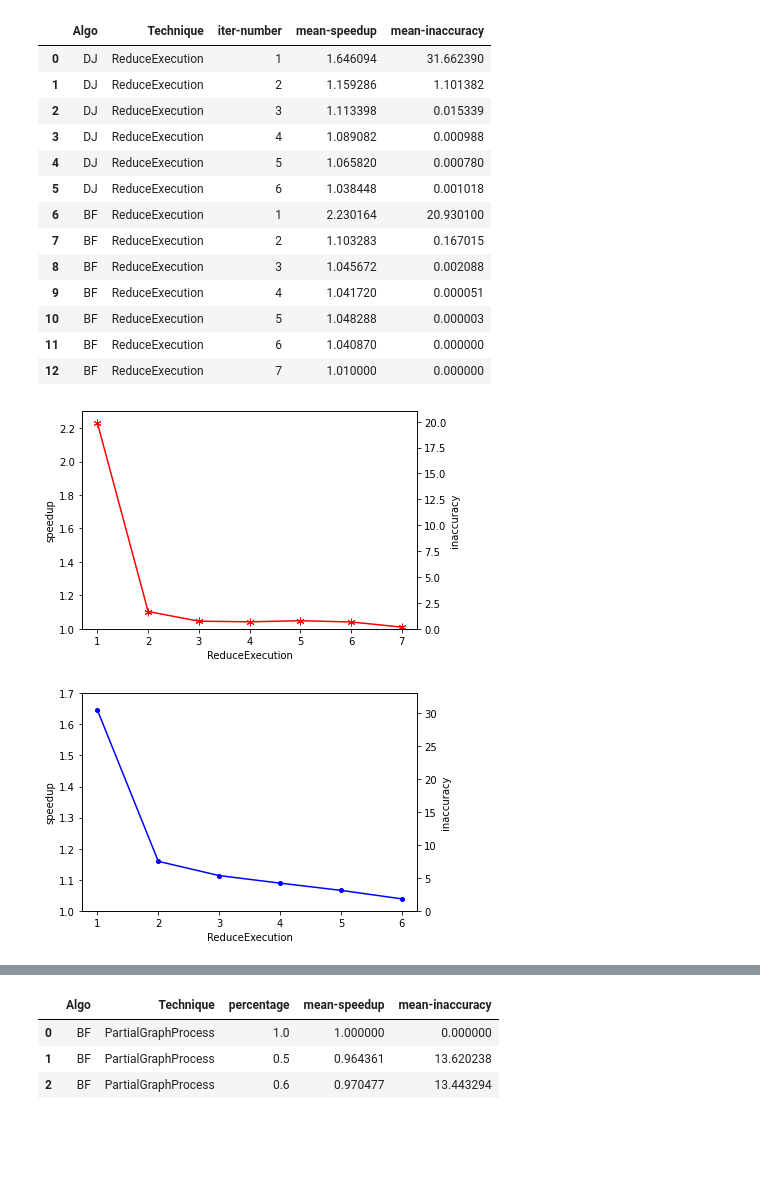
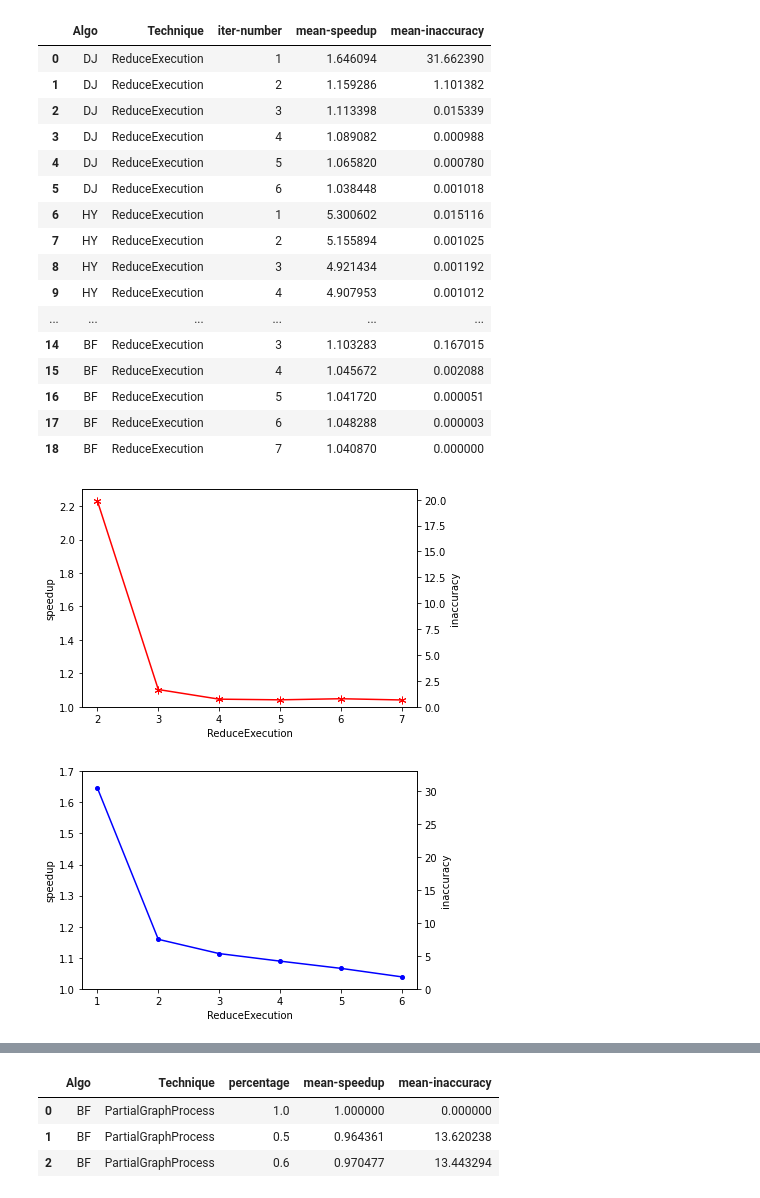
Before and after one commit to busenuraktilav/GPUProject, a Jupyter notebook: model_prediction/graphical_visuals_for_paper.ipynb, the cells around one changed output, grey strips where cells are left out. Cells and saved outputs as stored; diff of their text form; code cells hidden in the pictures; blank space fills up the shorter version.

Commit message:
update on code with the latest data

```diff
--- a/model_prediction/graphical_visuals_for_paper.ipynb
+++ b/model_prediction/graphical_visuals_for_paper.ipynb
@@ -484,6 +637,24 @@ for j in  range(1,7):
 
         speedupSum += iterationNum_list_d[i][j][0]
         errorSum += iterationNum_list_d[i][j][1]
+
+    l.append(p[j-1])
+    l.append(speedupSum/5)
+    l.append(errorSum/5)
+    data.append(l)
+
+
+for j in  range(1,7):
+
+    l = ["HY", "ReduceExecution"]
+    count = 0.0
+    speedupSum = 0.0
+    errorSum = 0.0
+
+    for i in range(0,5):
+
+        speedupSum += iterationNum_list_h[i][j][0]
+        errorSum += iterationNum_list_h[i][j][1]
 
     l.append(p[j-1])
     l.append(speedupSum/5)
@@ -520,54 +691,78 @@ df
 | 3 | DJ | ReduceExecution | 4 | 1.089082 | 0.000988 |
 | 4 | DJ | ReduceExecution | 5 | 1.065820 | 0.000780 |
 | 5 | DJ | ReduceExecution | 6 | 1.038448 | 0.001018 |
-| 6 | BF | ReduceExecution | 1 | 2.230164 | 20.930100 |
-| 7 | BF | ReduceExecution | 2 | 1.103283 | 0.167015 |
-| 8 | BF | ReduceExecution | 3 | 1.045672 | 0.002088 |
-| 9 | BF | ReduceExecution | 4 | 1.041720 | 0.000051 |
-| 10 | BF | ReduceExecution | 5 | 1.048288 | 0.000003 |
-| 11 | BF | ReduceExecution | 6 | 1.040870 | 0.000000 |
-| 12 | BF | ReduceExecution | 7 | 1.010000 | 0.000000 |
+| 6 | HY | ReduceExecution | 1 | 5.300602 | 0.015116 |
+| 7 | HY | ReduceExecution | 2 | 5.155894 | 0.001025 |
+| 8 | HY | ReduceExecution | 3 | 4.921434 | 0.001192 |
+| 9 | HY | ReduceExecution | 4 | 4.907953 | 0.001012 |
+| ... | ... | ... | ... | ... | ... |
+| 14 | BF | ReduceExecution | 3 | 1.103283 | 0.167015 |
+| 15 | BF | ReduceExecution | 4 | 1.045672 | 0.002088 |
+| 16 | BF | ReduceExecution | 5 | 1.041720 | 0.000051 |
+| 17 | BF | ReduceExecution | 6 | 1.048288 | 0.000003 |
+| 18 | BF | ReduceExecution | 7 | 1.040870 | 0.000000 |
 # %%
-rectangle = mpath.Path.unit_regular_asterisk(6)
+asterisk = mpath.Path.unit_regular_asterisk(6)
 circle = mpath.Path.unit_circle()
+rectangle = mpath.Path.unit_rectangle()
 
 
 t = p
 s1 = df.loc[df['Algo'] == 'BF']['mean-speedup']
 s2 = df.loc[df['Algo'] == 'DJ']['mean-speedup']
+s3 = df.loc[df['Algo'] == 'HY']['mean-speedup']
 
 
 fig, ax1 = plt.subplots()
 
-ax1.plot(t, s1, color='red', label='bellman-ford', marker=rectangle, markersize=7)
+ax1.plot(t, s1, color='red', label='bellman-ford', marker=asterisk, markersize=7)
 #ax1.plot(t, s2, color='blue', label='dijkstra', marker=circle, markersize=4)
 
 ax1.set_xlabel('ReduceExecution')
 mn, mx = ax1.set_ylim(1, 2.3)
 ax1.set_ylabel('speedup')
 
 ax2 = ax1.twinx()
 ax2.set_ylim(0, 21)
 ax2.set_ylabel('inaccuracy')
 
+plt.show()
 
-plt.show()
+
 
 fig, ax1 = plt.subplots()
 
 #ax1.plot(t, s1, color='red', label='bellman-ford', marker=rectangle, markersize=7)
 ax1.plot([1, 2, 3, 4, 5, 6], s2, color='blue', label='dijkstra', marker=circle, markersize=4)
 
 ax1.set_xlabel('ReduceExecution')
 mn, mx = ax1.set_ylim(1, 1.7)
 ax1.set_ylabel('speedup')
 
 ax2 = ax1.twinx()
 ax2.set_ylim(0, 33)
 ax2.set_ylabel('inaccuracy')
 
 
 plt.show()
+
+
+
+fig, ax1 = plt.subplots()
+
+#ax1.plot(t, s1, color='red', label='bellman-ford', marker=rectangle, markersize=7)
+ax1.plot([1, 2, 3, 4, 5, 6], s3, color='green', label='hybrid', marker=rectangle, markersize=4)
+
+ax1.set_xlabel('ReduceExecution')
+mn, mx = ax1.set_ylim(4.8, 5.55)
+ax1.set_ylabel('speedup')
+
+ax2 = ax1.twinx()
+ax2.set_ylim(0, 0.01)
+ax2.set_ylabel('inaccuracy')
+
+
+plt.show()
 # %% [output]
-[figure, old version]
+[figure, new version]
 [figure]
```
Also changed, not shown: parts of 14 cells of this notebook, 1 other file.
